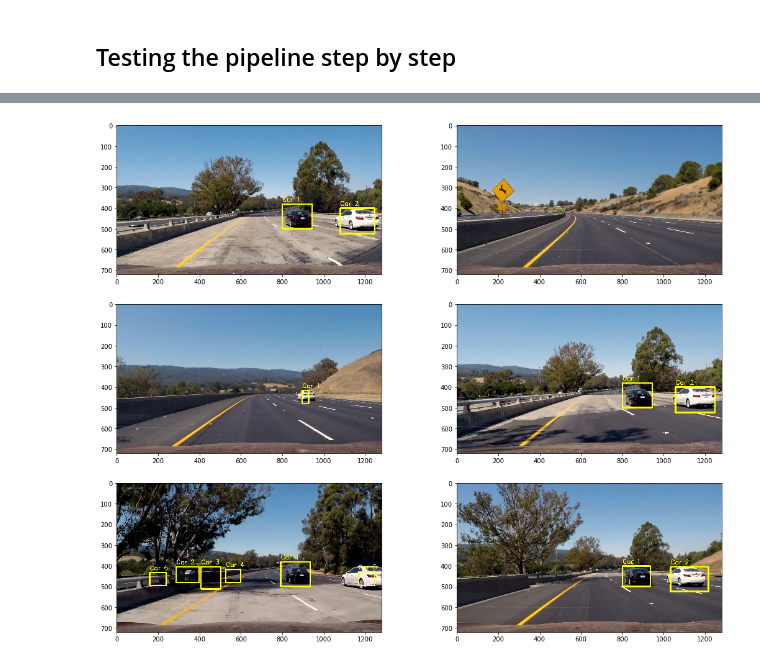
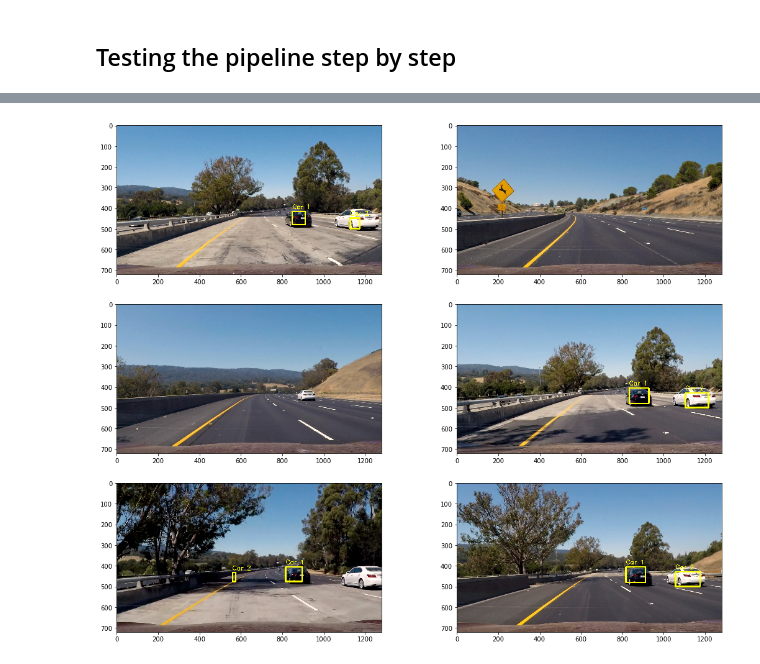
Before and after one commit to andrup/CarND-Vehicle-Detection, a Jupyter notebook: vehicle_detection.ipynb, the cells around one changed output, grey strips where cells are left out. Cells and saved outputs as stored; diff of their text form; code cells hidden in the pictures.

```diff
--- a/vehicle_detection.ipynb
+++ b/vehicle_detection.ipynb
@@ -627,18 +637,17 @@ class Car_Detector():
 # %%
-def process_pipeline(img, svc, X_scaler, version='1', heat_threshold=100):
+def process_pipeline(img, svc, pca, X_scaler, version='2', heat_threshold=10):
 
     rectangles = []
 
     # Changes here have to be made when training the classifier as well
 
-    color_space = 'YCrCb'  # Can be RGB, HSV, LUV, HLS, YUV, YCrCb
-    orient = 9             # HOG orientations
-    pix_per_cell = 8       # HOG pixel per cell
-    cell_per_block = 2     # HOG cells per block
-    hog_channel = 0        # 0, 1, 2, or "ALL"
-    spatial_size = (32, 32)# Spatial binning dimensions
-    hist_bins = 32         # Number of histogram bins
-
+    color_space    = 'YCrCb'    # Can be RGB, HSV, LUV, HLS, YUV, YCrCb
+    orient         = 9          # HOG orientations
+    pix_per_cell   = 8          # HOG pixel per cell
+    cell_per_block = 2          # HOG cells per block
+    hog_channel    = 0          # 0, 1, 2, or "ALL"
+    spatial_size   = (32, 32)   # Spatial binning dimensions
+    hist_bins      = 32         # Number of histogram bins
 
     #img = img.astype(np.float32)/255
 
@@ -648,13 +657,12 @@ def process_pipeline(img, svc, X_scaler, version='1', heat_threshold=100):
                    [400,490, 4.0]
                  ]
 
-
     for param in parameters:
         ystart = param[0]
         ystop  = param[1]
         scale  = param[2]
 
-        rectangles.append(find_cars(img, ystart, ystop, scale, svc, X_scaler,
+        rectangles.append(find_cars(img, ystart, ystop, scale, svc, pca, X_scaler,
                                orient, pix_per_cell, cell_per_block, spatial_size, hist_bins))
 
     rectangles = [item for sublist in rectangles for item in sublist]
@@ -665,12 +673,20 @@ def process_pipeline(img, svc, X_scaler, version='1', heat_threshold=100):
         heatmap_img = add_heat(heatmap_img, rectangles)
         heatmap_img = apply_threshold(heatmap_img, heat_threshold)
     else:
-        # add detections to the history
-        if len(rectangles) > 0:
-            cd.add_boxes(rectangles)
-        for rect_set in cd.prev_boxes:
-            heatmap_img = add_heat(heatmap_img, rect_set)
-        heatmap_img = apply_threshold(heatmap_img, heat_threshold + len(cd.prev_boxes)//2)
+        # add heatmap to the history
+        heatmap_img = add_heat(heatmap_img, rectangles)
+        history.append(heatmap_img)
+
+        heatmap_img = np.zeros_like(img[:,:,0])
+        hcounter=0
+        for heatmap_item in history:
+            heatmap_img += heatmap_item
+            hcounter+=1
+
+        if hcounter > 0:
+            heatmap_img = heatmap_img//hcounter
+
+        heatmap_img = apply_threshold(heatmap_img, heat_threshold )
 
     labels = label(heatmap_img)
 
@@ -747,22 +757,22 @@ def process_image(image):
 # %%
 #process Test Images
 def process_testimage(image):
     image = image/255 # for jpegs
-    processed = process_pipeline( image, svc, X_scaler, version='1', heat_threshold=3) * 255
+    processed = process_pipeline( image, svc, pca, X_scaler, version='1', heat_threshold=10) * 255
     return processed
 
 testimages = glob.glob('test_images/*.jpg')
 plt.figure(figsize=(18,15))
 n=1
 for img in testimages:
     img = mpimg.imread(img)
     plt.subplot(3,2,n)
     plt.imshow( process_testimage(img)/255 )
     n+=1
 plt.savefig( 'output_images/processed_testimages.jpg' )
 plt.show()
 # %% [output]
-[figure, old version]
+[figure, new version]
 # %%
 # Import everything needed to edit/save/watch video clips
 from moviepy.editor import VideoFileClip
```
Also changed, not shown: parts of 13 cells of this notebook, 14 other files.
